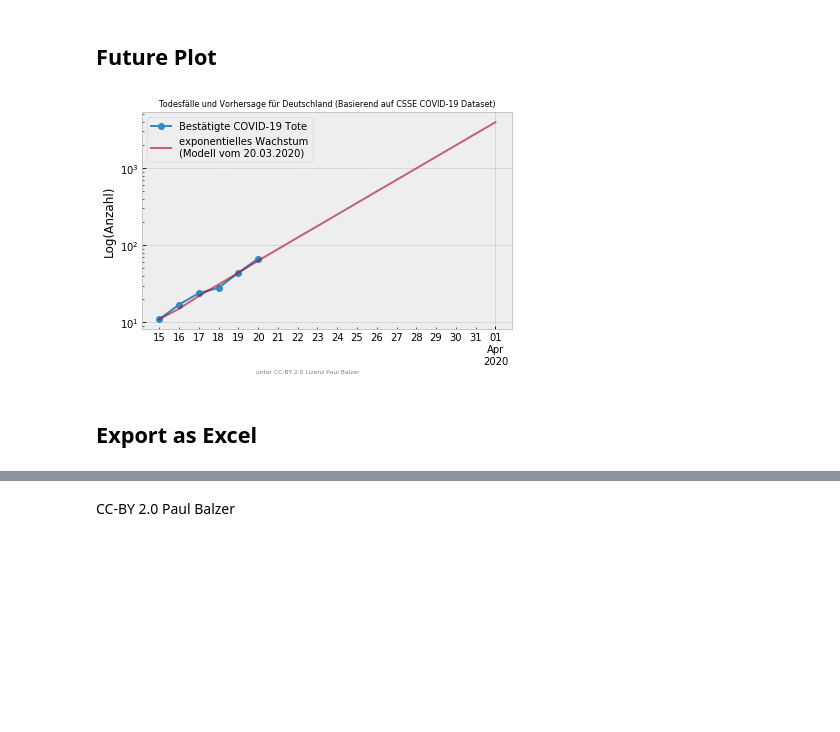
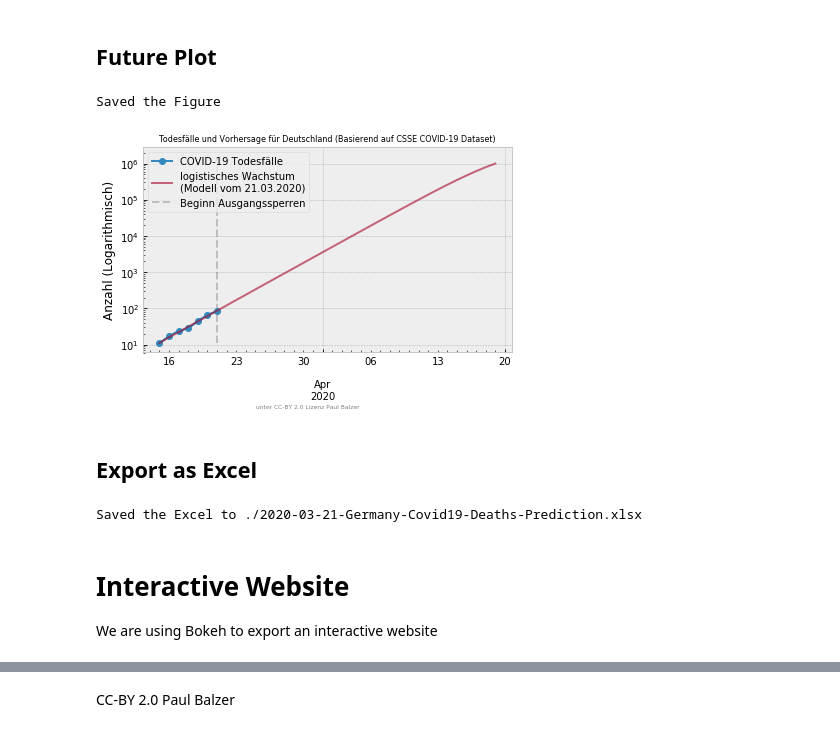
Before and after one commit to balzer82/covid-germany-predictor, a Jupyter notebook: predict-death.ipynb, the cells around one changed output, grey strips where cells are left out. Cells and saved outputs as stored; diff of their text form; code cells hidden in the pictures; blank space fills up the shorter version.

```diff
--- a/predict-death.ipynb
+++ b/predict-death.ipynb
@@ -98,11 +183,11 @@ days_in_future = ger_deaths.days[-1] + np.arange(1, fd)
 
 future = pd.DataFrame(data=days_in_future, index=dates, columns=['days'])
 # %%
-ger_future = ger_deaths.append(future, sort=True)
+future = deaths.append(future, sort=True)
 # %% [markdown]
 ### Predict the Future
 # %%
-X_future = ger_future['days'].values.reshape(-1, 1)
+X_future = future['days'].values.reshape(-1, 1)
 # %%
 logy_pred = clf.predict(X_future)
-ger_future['predicted'] = np.exp(logy_pred).astype('int')
+future['predicted_exp'] = np.exp(logy_pred).astype('int')
@@ -128,0 +194,2 @@ ger_future
+# %%
+future['predicted_log'] = future.apply(logistic_function, axis=1)
@@ -131,21 +218,36 @@ ger_future
 # %%
 title = 'Todesfälle und Vorhersage für Deutschland (Basierend auf CSSE COVID-19 Dataset)'
 # %%
-ax = ger_future['deaths'].plot(label='Bestätigte COVID-19 Tote', marker='o')
-ax = ger_future['predicted'].plot(label='exponentielles Wachstum\n(Modell vom %s)' % today.strftime('%d.%m.%Y'),
+ax = future['deaths'].plot(label='COVID-19 Todesfälle', marker='o')
+ax = future['predicted_log'].plot(label='logistisches Wachstum\n(Modell vom %s)' % today.strftime('%d.%m.%Y'),
                                   alpha=0.6, ax=ax)
 
+ax.vlines(ausgangssperren_timestamp,
+          ymin=future.predicted_exp.min(),
+          ymax=future.predicted_exp.max(),
+          linestyle='--', alpha=0.2, label='Beginn Ausgangssperren')
+
 ax.legend()
-ax.set_ylabel('Log(Anzahl)')
+ax.set_ylabel('Anzahl (Logarithmisch)')
 ax.set_yscale('log')
 ax.set_title(title, fontsize=8)
 ax.annotate('unter CC-BY 2.0 Lizenz Paul Balzer', xy=(.5, 0.02), xycoords='figure fraction', ha='center', fontsize=6, color='gray')
 
 plt.tight_layout()
-plt.savefig('./%s-Germany-Covid19-Death-Prediction.png' % today.strftime('%Y-%m-%d'), dpi=150)
+plt.savefig('./%s-Germany-Covid19-Deaths-Prediction.png' % today.strftime('%Y-%m-%d'), dpi=150)
+print('Saved the Figure')
 # %% [output]
+Saved the Figure
-[figure, old version]
+[figure, new version]
 # %% [markdown]
 ## Export as Excel
 # %%
-ger_future.to_excel('./%s-Germany-Covid19-Death-Prediction.xlsx' % today.strftime('%Y-%m-%d'))
+xlsfile = './%s-Germany-Covid19-Deaths-Prediction.xlsx' % today.strftime('%Y-%m-%d')
+future.to_excel(xlsfile)
+print('Saved the Excel to %s' % xlsfile)
+# %% [output]
+Saved the Excel to ./2020-03-21-Germany-Covid19-Deaths-Prediction.xlsx
+# %% [markdown]
+# Interactive Website
+
+We are using Bokeh to export an interactive website
```
Also changed, not shown: parts of 55 cells of this notebook, 10 other files.
